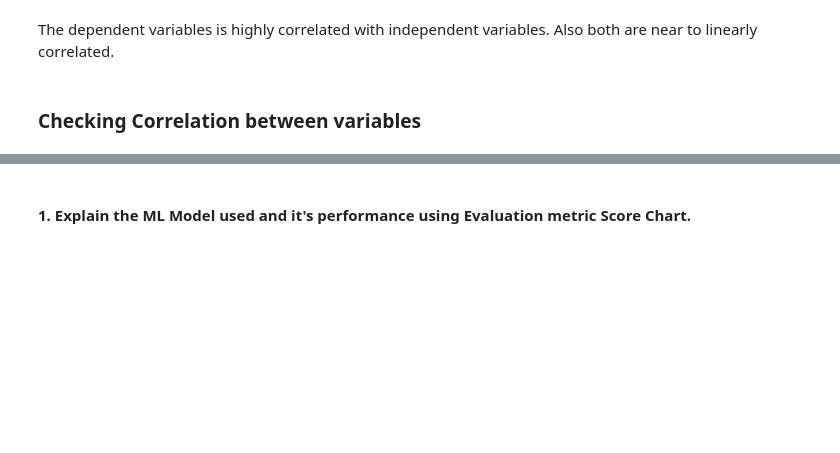
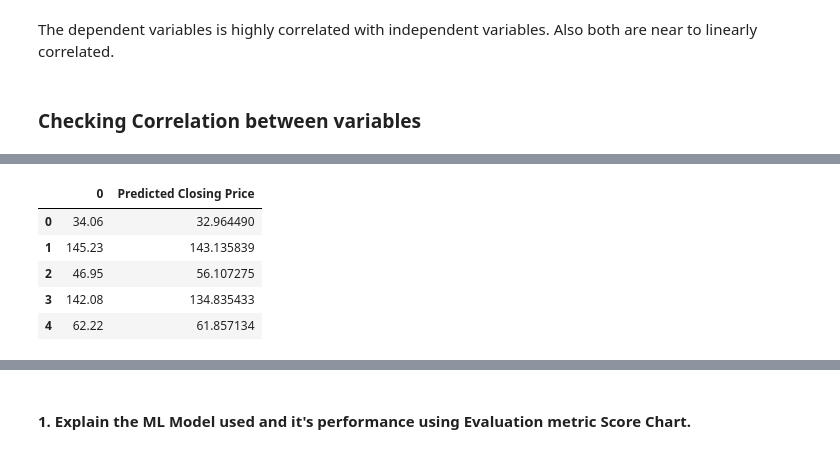
Before and after one commit to atulchune/YesBank_Stock_closing_price_prediction, a Jupyter notebook: YesBank_closing_stock_price_prediction.ipynb, the cells around one changed output, grey strips where cells are left out. Saved outputs shown, nothing was run; the diff lists cells and outputs as text; code cells hidden in the pictures; blank space fills up the shorter version.

```diff
--- a/YesBank_closing_stock_price_prediction.ipynb
+++ b/YesBank_closing_stock_price_prediction.ipynb
@@ -629,0 +599,15 @@ Answer Here.
+# %%
+#Creating DataFrames of test and train dataset
+train_df = pd.DataFrame(X_train,y_train)
+test_df = pd.DataFrame(10**y_test)
+test_df.rename(columns = {'0':'Actual Closing Price'},inplace = True)
+# %%
+test_df[' Predicted Closing Price'] = 10**y_pred
+test_df.head()
+# %% [output]
+|  | 0 | Predicted Closing Price |
+| 0 | 34.06 | 32.964490 |
+| 1 | 145.23 | 143.135839 |
+| 2 | 46.95 | 56.107275 |
+| 3 | 142.08 | 134.835433 |
+| 4 | 62.22 | 61.857134 |
```
Also changed, not shown: parts of 108 cells of this notebook.
